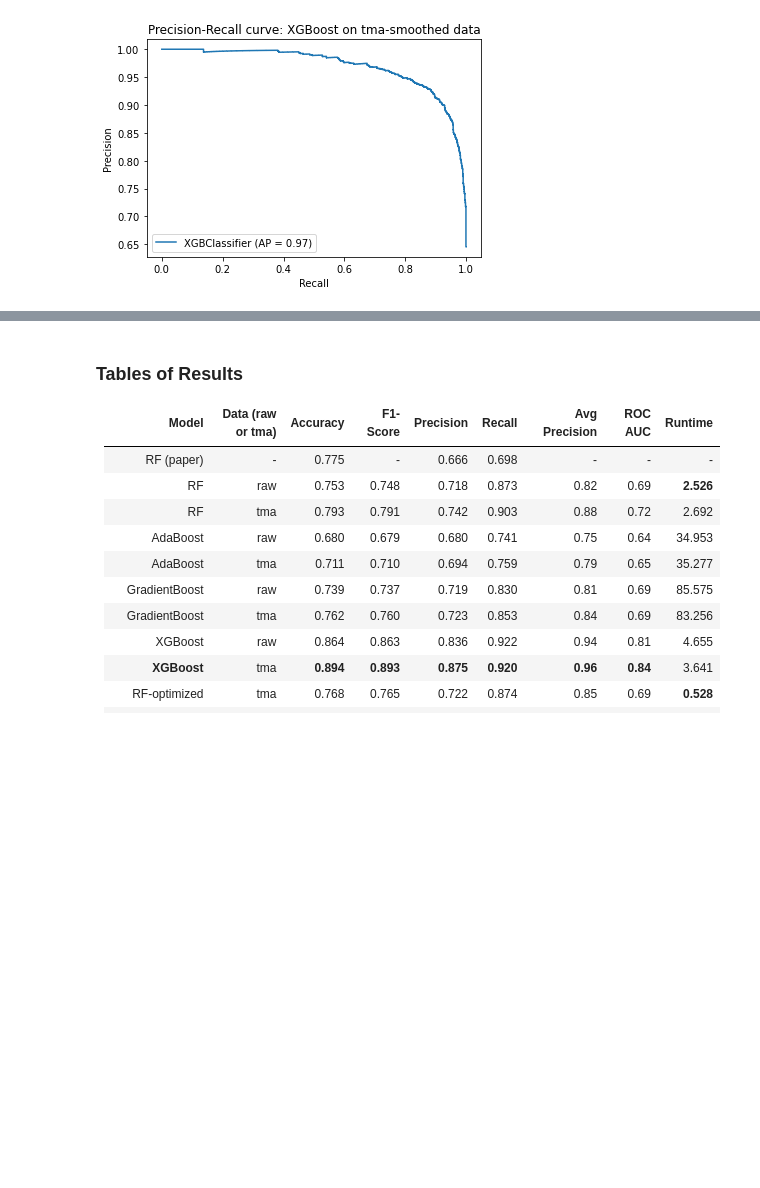
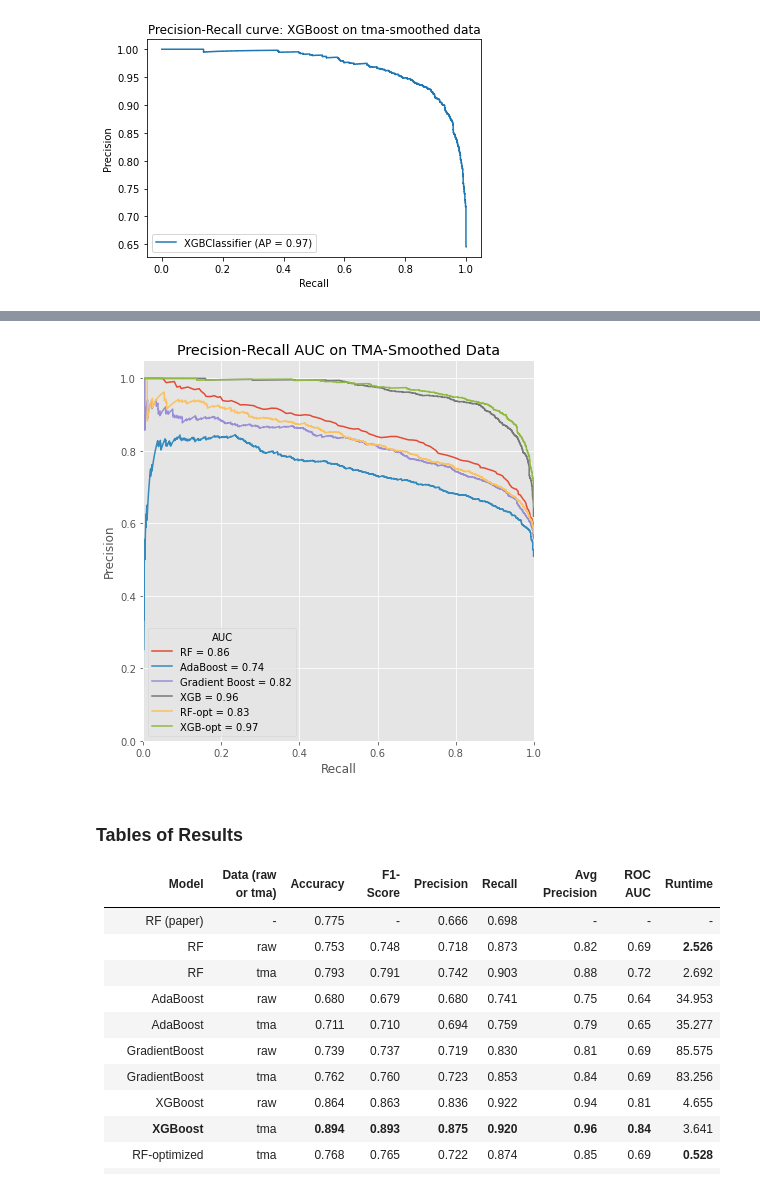
Before and after one commit to gracetang770/Capstone2_Detecting_Heavy_Drinking, a Jupyter notebook: Capstone Two - Modeling.ipynb, the cells around one changed output, grey strips where cells are left out. Saved outputs shown, nothing was run; the diff lists cells and outputs as text; code cells hidden in the pictures; blank space fills up the shorter version.

```diff
--- a/Capstone Two - Modeling.ipynb
+++ b/Capstone Two - Modeling.ipynb
@@ -1121,3 +1191,44 @@ Average precision-recall score: 0.86
+# %%
+#Precision-Recall curve
+#we can't use the plot_precision_recall_curve() function since it will plot each p-r curve individually.
+#Instead, we need to use precision_recall_curve() and plot all 6 models together.
+
+rf_clf_pr, rf_clf_re, rf_clf_thr = precision_recall_curve(y_test_tma, rf_clf_lr_probs)
+rf_clf_auc = auc(rf_clf_re, rf_clf_pr)
+
+ab_clf_pr, ab_clf_re, ab_clf_thr = precision_recall_curve(y_test_tma, ab_clf_lr_probs)
+ab_clf_auc = auc(ab_clf_re, ab_clf_pr)
+
+gb_clf_pr, gb_clf_re, gb_clf_thr = precision_recall_curve(y_test_tma, gb_clf_lr_probs)
+gb_clf_auc = auc(gb_clf_re, gb_clf_pr)
+
+xgb_clf_pr, xgb_clf_re, xgb_clf_thr = precision_recall_curve(y_test_tma, xgb_clf_lr_probs)
+xgb_clf_auc = auc(xgb_clf_re, xgb_clf_pr)
+
+rf_opt_pr, rf_opt_re, rf_opt_thr = precision_recall_curve(y_test_tma, rf_opt_lr_probs)
+rf_opt_auc = auc(rf_opt_re, rf_opt_pr)
+
+xgb_opt_pr, xgb_opt_re, xgb_opt_thr = precision_recall_curve(y_test_tma, xgb_opt_lr_probs)
+xgb_opt_auc = auc(xgb_opt_re, xgb_opt_pr)
+
+plt.figure(figsize=(7,7))
+plt.plot(rf_clf_re, rf_clf_pr, label = 'RF = %0.2f' % rf_clf_auc)
+plt.plot(ab_clf_re, ab_clf_pr, label = 'AdaBoost = %0.2f' % ab_clf_auc)
+plt.plot(gb_clf_re, gb_clf_pr, label = 'Gradient Boost = %0.2f' % gb_clf_auc)
+plt.plot(xgb_clf_re, xgb_clf_pr, label = 'XGB = %0.2f' % xgb_clf_auc)
+plt.plot(rf_opt_re, rf_opt_pr, label = 'RF-opt = %0.2f' % rf_opt_auc)
+plt.plot(xgb_opt_re, xgb_opt_pr, label = 'XGB-opt = %0.2f' % xgb_opt_auc)
+
+
+plt.title('Precision-Recall AUC on TMA-Smoothed Data')
+plt.xlim([0.0, 1.0])
+plt.ylim([0.0, 1.05])
+plt.ylabel('Precision')
+plt.xlabel('Recall')
+plt.legend(title='AUC', loc='best')
+plt.show()
+# %% [output]
+[figure, added]
 # %% [markdown]
 ### Tables of Results<a id='Table'></a>
 
```
Also changed, not shown: parts of 23 cells of this notebook.
